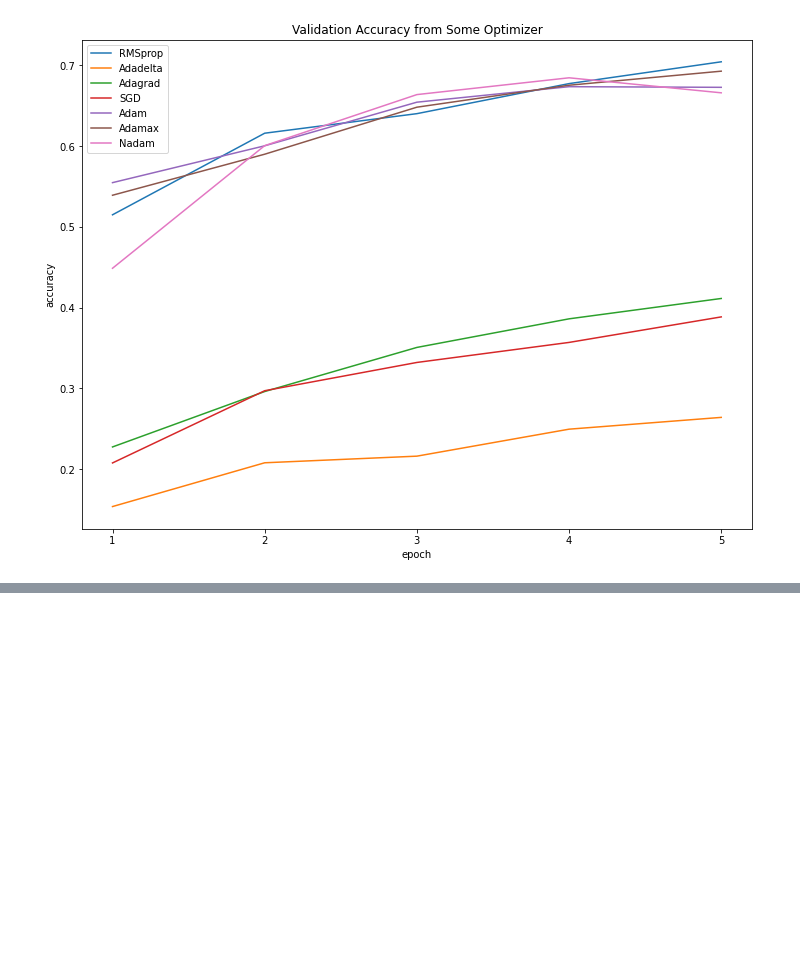
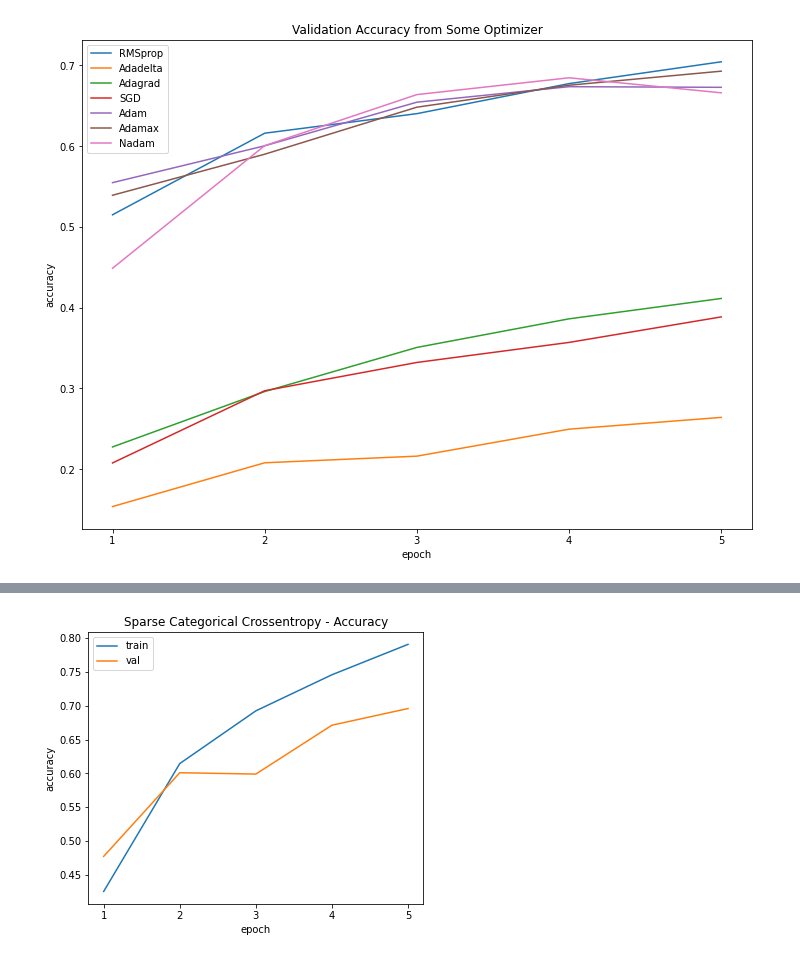
Before and after one commit to rehgend/EksplorasiHyperparameterCNN_NN, a Jupyter notebook: Tugas 1A - Klasifikasi pada Dataset CIFAR10 dengan CNN.ipynb, the cells around one changed output, grey strips where cells are left out. Saved outputs shown, nothing was run; the diff lists cells and outputs as text; code cells hidden in the pictures; blank space fills up the shorter version.

```diff
--- a/Tugas 1A - Klasifikasi pada Dataset CIFAR10 dengan CNN.ipynb
+++ b/Tugas 1A - Klasifikasi pada Dataset CIFAR10 dengan CNN.ipynb
@@ -812,0 +950,20 @@ plt.show()
+# %%
+BATCH_SIZE = 64
+EPOCHS = 5
+opt = RMSprop(learning_rate=0.001)
+
+model_percobaan8 = build_cnn_model(2,5,128,512)
+model_percobaan8.compile(optimizer=opt, loss='sparse_categorical_crossentropy', metrics=['accuracy'])
+History_SparceCategoricalCE_Training = model_percobaan8.fit(train_images, train_labels, validation_data=(valid_images, valid_labels), batch_size=BATCH_SIZE, epochs=EPOCHS)
+
+# Ploting Hasil Penggunaan dari Sparse Categorical Crossentropy Function
+plt.rcParams['figure.figsize'] = (6.0, 5.0)
+plt.plot(['1','2','3','4','5'], History_SparceCategoricalCE_Training.history['accuracy'])
+plt.plot(['1','2','3','4','5'], History_SparceCategoricalCE_Training.history['val_accuracy'])
+plt.title('Sparse Categorical Crossentropy - Accuracy')
+plt.ylabel('accuracy')
+plt.xlabel('epoch')
+plt.legend(['train', 'val'])
+plt.savefig('SparseCategoricalCrossentropy-Accuracy.jpg')
+plt.show()
+# %% [output]
@@ -812,0 +980 @@ plt.show()
+[figure, added]
```
Also changed, not shown: parts of 21 cells of this notebook.
